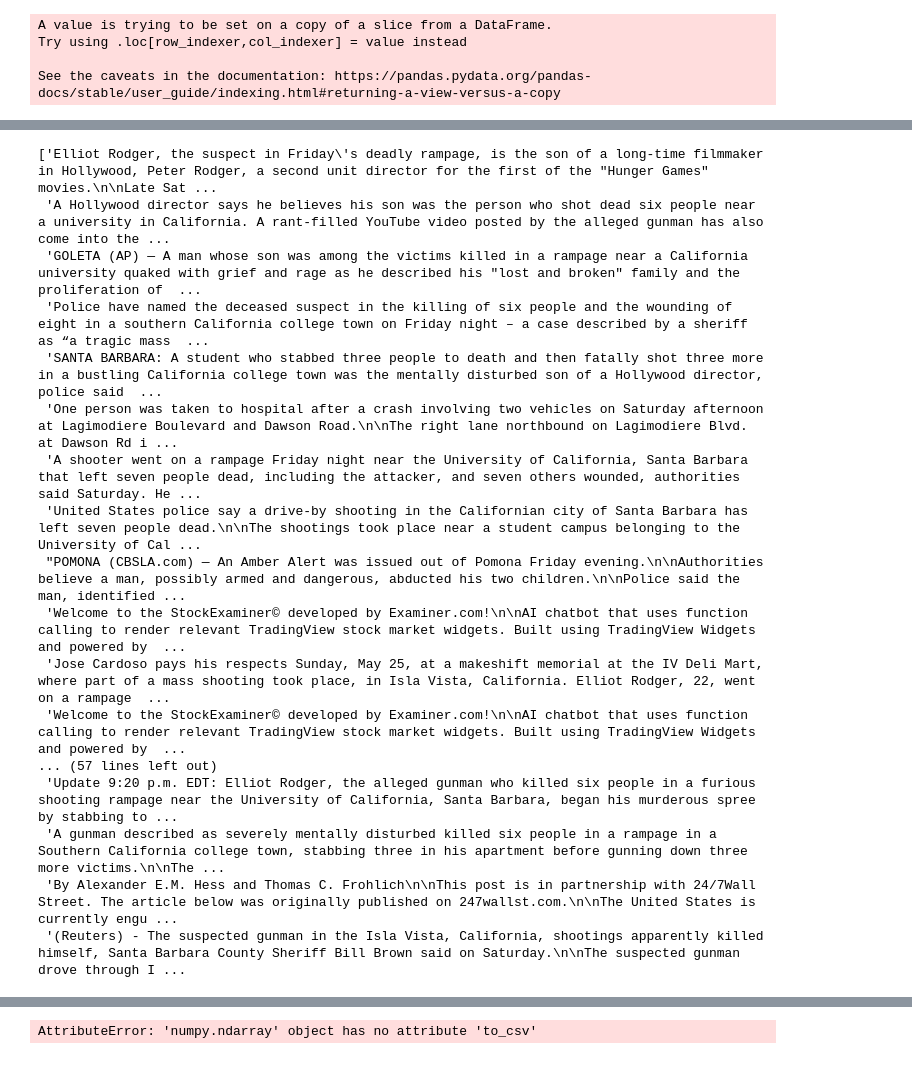
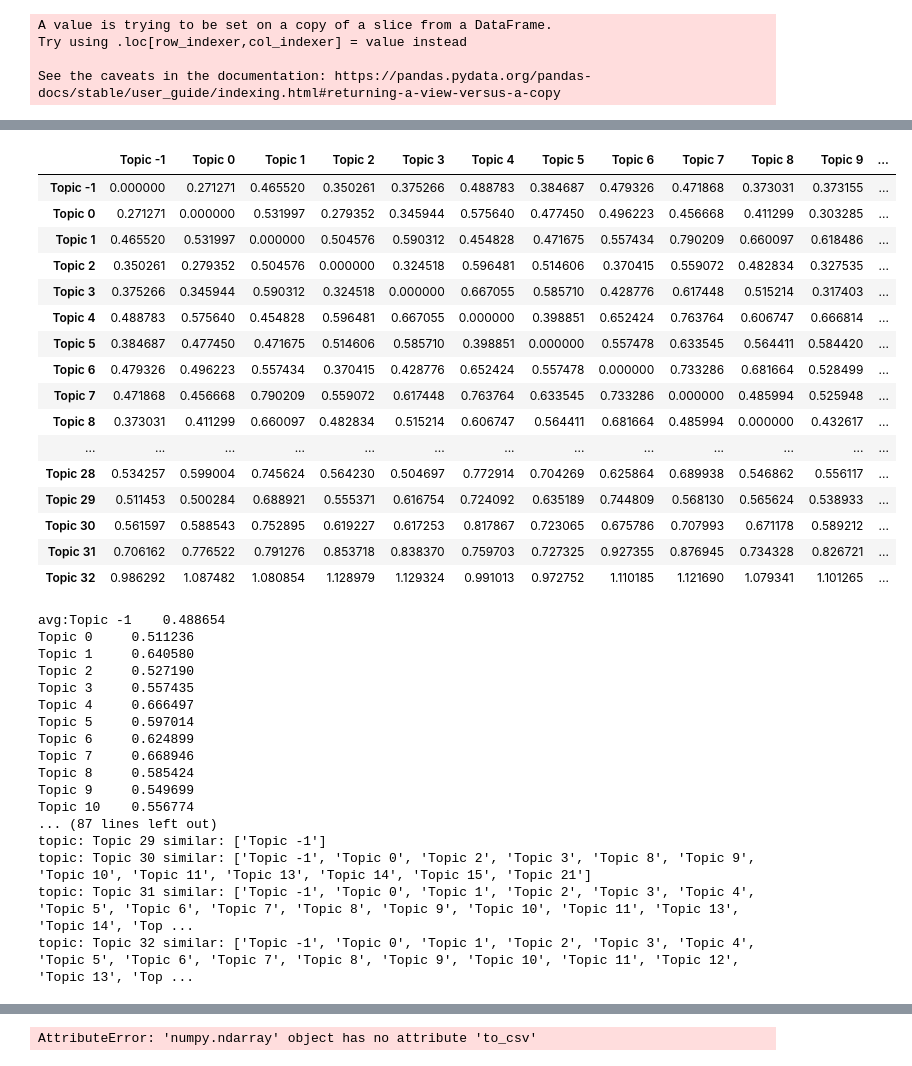
Before and after one commit to elugos/HSMS_LUGOS, a Jupyter notebook: gdeltparse.ipynb, the cells around one changed output, grey strips where cells are left out. Cells and saved outputs as stored; diff of their text form; code cells hidden in the pictures.

Commit message:
updated gdelt with calc_avg change

```diff
--- a/gdeltparse.ipynb
+++ b/gdeltparse.ipynb
@@ -467,26 +440,6 @@ Try using .loc[row_indexer,col_indexer] = value instead
 
 See the caveats in the documentation: https://pandas.pydata.org/pandas-docs/stable/user_guide/indexing.html#returning-a-view-versus-a-copy
   self[name] = value
-# %%
-l_20140524_CA
-# %% [output]
-['Elliot Rodger, the suspect in Friday\'s deadly rampage, is the son of a long-time filmmaker in Hollywood, Peter Rodger, a second unit director for the first of the "Hunger Games" movies.\n\nLate Sat ...
- 'A Hollywood director says he believes his son was the person who shot dead six people near a university in California. A rant-filled YouTube video posted by the alleged gunman has also come into the ...
- 'GOLETA (AP) — A man whose son was among the victims killed in a rampage near a California university quaked with grief and rage as he described his "lost and broken" family and the proliferation of  ...
- 'Police have named the deceased suspect in the killing of six people and the wounding of eight in a southern California college town on Friday night – a case described by a sheriff as “a tragic mass  ...
- 'SANTA BARBARA: A student who stabbed three people to death and then fatally shot three more in a bustling California college town was the mentally disturbed son of a Hollywood director, police said  ...
- 'One person was taken to hospital after a crash involving two vehicles on Saturday afternoon at Lagimodiere Boulevard and Dawson Road.\n\nThe right lane northbound on Lagimodiere Blvd. at Dawson Rd i ...
- 'A shooter went on a rampage Friday night near the University of California, Santa Barbara that left seven people dead, including the attacker, and seven others wounded, authorities said Saturday. He ...
- 'United States police say a drive-by shooting in the Californian city of Santa Barbara has left seven people dead.\n\nThe shootings took place near a student campus belonging to the University of Cal ...
- "POMONA (CBSLA.com) — An Amber Alert was issued out of Pomona Friday evening.\n\nAuthorities believe a man, possibly armed and dangerous, abducted his two children.\n\nPolice said the man, identified ...
- 'Welcome to the StockExaminer© developed by Examiner.com!\n\nAI chatbot that uses function calling to render relevant TradingView stock market widgets. Built using TradingView Widgets and powered by  ...
- 'Jose Cardoso pays his respects Sunday, May 25, at a makeshift memorial at the IV Deli Mart, where part of a mass shooting took place, in Isla Vista, California. Elliot Rodger, 22, went on a rampage  ...
- 'Welcome to the StockExaminer© developed by Examiner.com!\n\nAI chatbot that uses function calling to render relevant TradingView stock market widgets. Built using TradingView Widgets and powered by  ...
-... (57 lines left out)
- 'Update 9:20 p.m. EDT: Elliot Rodger, the alleged gunman who killed six people in a furious shooting rampage near the University of California, Santa Barbara, began his murderous spree by stabbing to ...
- 'A gunman described as severely mentally disturbed killed six people in a rampage in a Southern California college town, stabbing three in his apartment before gunning down three more victims.\n\nThe ...
- 'By Alexander E.M. Hess and Thomas C. Frohlich\n\nThis post is in partnership with 24/7Wall Street. The article below was originally published on 247wallst.com.\n\nThe United States is currently engu ...
- '(Reuters) - The suspected gunman in the Isla Vista, California, shootings apparently killed himself, Santa Barbara County Sheriff Bill Brown said on Saturday.\n\nThe suspected gunman drove through I ...
 # %%
 tm_20140524_CA_info = tm_20140524_CA.get_topic_info()
 # Example: distance between topic 0 and topic 1
@@ -553,6 +506,26 @@ def make_matrix(topics):
                                 columns=[f"Topic {i}" for i in range(len(coords))])
 
     return coords, distance_matrix
+# %%
+tm_20250602_CO_dist_df
+# %% [output]
+|  | Topic -1 | Topic 0 | Topic 1 | Topic 2 | Topic 3 | Topic 4 | Topic 5 | Topic 6 | Topic 7 | Topic 8 | Topic 9 | ... |
+| Topic -1 | 0.000000 | 0.271271 | 0.465520 | 0.350261 | 0.375266 | 0.488783 | 0.384687 | 0.479326 | 0.471868 | 0.373031 | 0.373155 | ... |
+| Topic 0 | 0.271271 | 0.000000 | 0.531997 | 0.279352 | 0.345944 | 0.575640 | 0.477450 | 0.496223 | 0.456668 | 0.411299 | 0.303285 | ... |
+| Topic 1 | 0.465520 | 0.531997 | 0.000000 | 0.504576 | 0.590312 | 0.454828 | 0.471675 | 0.557434 | 0.790209 | 0.660097 | 0.618486 | ... |
+| Topic 2 | 0.350261 | 0.279352 | 0.504576 | 0.000000 | 0.324518 | 0.596481 | 0.514606 | 0.370415 | 0.559072 | 0.482834 | 0.327535 | ... |
+| Topic 3 | 0.375266 | 0.345944 | 0.590312 | 0.324518 | 0.000000 | 0.667055 | 0.585710 | 0.428776 | 0.617448 | 0.515214 | 0.317403 | ... |
+| Topic 4 | 0.488783 | 0.575640 | 0.454828 | 0.596481 | 0.667055 | 0.000000 | 0.398851 | 0.652424 | 0.763764 | 0.606747 | 0.666814 | ... |
+| Topic 5 | 0.384687 | 0.477450 | 0.471675 | 0.514606 | 0.585710 | 0.398851 | 0.000000 | 0.557478 | 0.633545 | 0.564411 | 0.584420 | ... |
+| Topic 6 | 0.479326 | 0.496223 | 0.557434 | 0.370415 | 0.428776 | 0.652424 | 0.557478 | 0.000000 | 0.733286 | 0.681664 | 0.528499 | ... |
+| Topic 7 | 0.471868 | 0.456668 | 0.790209 | 0.559072 | 0.617448 | 0.763764 | 0.633545 | 0.733286 | 0.000000 | 0.485994 | 0.525948 | ... |
+| Topic 8 | 0.373031 | 0.411299 | 0.660097 | 0.482834 | 0.515214 | 0.606747 | 0.564411 | 0.681664 | 0.485994 | 0.000000 | 0.432617 | ... |
+| ... | ... | ... | ... | ... | ... | ... | ... | ... | ... | ... | ... | ... |
+| Topic 28 | 0.534257 | 0.599004 | 0.745624 | 0.564230 | 0.504697 | 0.772914 | 0.704269 | 0.625864 | 0.689938 | 0.546862 | 0.556117 | ... |
+| Topic 29 | 0.511453 | 0.500284 | 0.688921 | 0.555371 | 0.616754 | 0.724092 | 0.635189 | 0.744809 | 0.568130 | 0.565624 | 0.538933 | ... |
+| Topic 30 | 0.561597 | 0.588543 | 0.752895 | 0.619227 | 0.617253 | 0.817867 | 0.723065 | 0.675786 | 0.707993 | 0.671178 | 0.589212 | ... |
+| Topic 31 | 0.706162 | 0.776522 | 0.791276 | 0.853718 | 0.838370 | 0.759703 | 0.727325 | 0.927355 | 0.876945 | 0.734328 | 0.826721 | ... |
+| Topic 32 | 0.986292 | 1.087482 | 1.080854 | 1.128979 | 1.129324 | 0.991013 | 0.972752 | 1.110185 | 1.121690 | 1.079341 | 1.101265 | ... |
 # %%
 def calc_avg(df):
     # Extract the upper triangle of the matrix without the diagonal
@@ -574,3 +549,26 @@ def calc_avg(df):
         within_stdev[topic] = similar_topics
 
     return within_stdev
+# %%
+avg_20250602_CO = calc_avg(tm_20250602_CO_dist_df)
+#avg_20160612_FL = calc_avg(tm_20160612_FL_dist_df)
+#avg_20171031_NY = calc_avg(tm_20171031_NY_dist_df)
+#avg_20170812_VA = calc_avg(tm_20170812_VA_dist_df)
+# %% [output]
+avg:Topic -1    0.488654
+Topic 0     0.511236
+Topic 1     0.640580
+Topic 2     0.527190
+Topic 3     0.557435
+Topic 4     0.666497
+Topic 5     0.597014
+Topic 6     0.624899
+Topic 7     0.668946
+Topic 8     0.585424
+Topic 9     0.549699
+Topic 10    0.556774
+... (87 lines left out)
+topic: Topic 29 similar: ['Topic -1']
+topic: Topic 30 similar: ['Topic -1', 'Topic 0', 'Topic 2', 'Topic 3', 'Topic 8', 'Topic 9', 'Topic 10', 'Topic 11', 'Topic 13', 'Topic 14', 'Topic 15', 'Topic 21']
+topic: Topic 31 similar: ['Topic -1', 'Topic 0', 'Topic 1', 'Topic 2', 'Topic 3', 'Topic 4', 'Topic 5', 'Topic 6', 'Topic 7', 'Topic 8', 'Topic 9', 'Topic 10', 'Topic 11', 'Topic 13', 'Topic 14', 'Top ...
+topic: Topic 32 similar: ['Topic -1', 'Topic 0', 'Topic 1', 'Topic 2', 'Topic 3', 'Topic 4', 'Topic 5', 'Topic 6', 'Topic 7', 'Topic 8', 'Topic 9', 'Topic 10', 'Topic 11', 'Topic 12', 'Topic 13', 'Top ...
```
Also changed, not shown: parts of 14 cells of this notebook.
